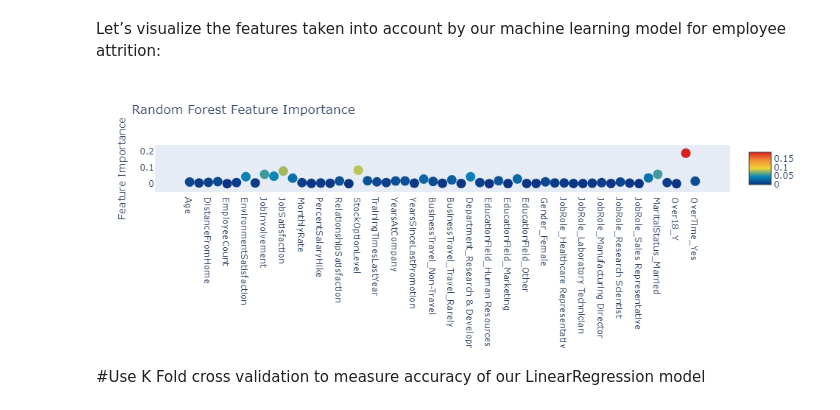
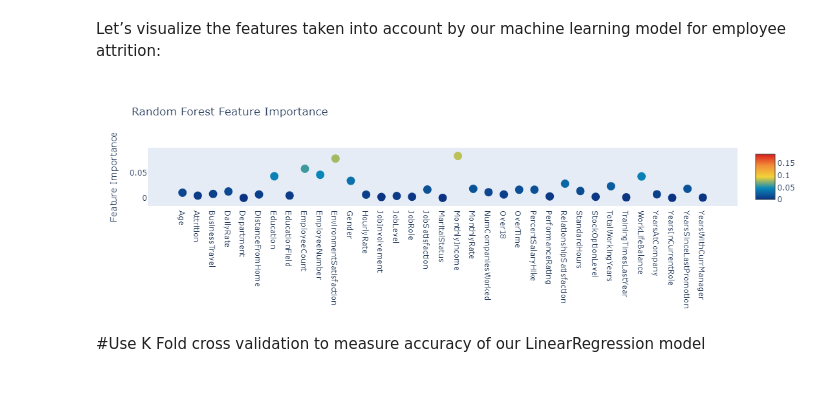
Before and after one commit to Varun988/ML_and_Datascience, a Jupyter notebook: HR_Employee_Attrition.ipynb, the cells around one changed output. Drawn from its saved outputs; the diff is of its cells as text; code cells hidden in the pictures.

```diff
--- a/HR_Employee_Attrition.ipynb
+++ b/HR_Employee_Attrition.ipynb
@@ -271,7 +257,7 @@ Let’s visualize the features taken into account by our machine learning model
 # %%
 trace = go.Scatter(
     y = rf.feature_importances_,
-    x = attrition_final.columns.values,
+    x = attrition.columns.values,
     mode='markers',
     marker=dict(
         sizemode = 'diameter',
@@ -281,35 +267,35 @@ trace = go.Scatter(
         #color = np.random.randn(500), #set color equal to a variable
         color = rf.feature_importances_,
         colorscale='Portland',
         showscale=True
     ),
-    text = attrition_final.columns.values
+    text = attrition.columns.values
 )
 data = [trace]
 
 layout= go.Layout(
     autosize= True,
     title= 'Random Forest Feature Importance',
     hovermode= 'closest',
      xaxis= dict(
          ticklen= 5,
          showgrid=False,
         zeroline=False,
         showline=False
      ),
     yaxis=dict(
         title= 'Feature Importance',
         showgrid=False,
         zeroline=False,
         ticklen= 5,
         gridwidth= 2
     ),
     showlegend= False
 )
 fig = go.Figure(data=data, layout=layout)
 py.iplot(fig,filename='scatter2010')
 # %% [output]
-[figure, old version]
+[figure, new version]
 # %% [markdown]
 #Use K Fold cross validation to measure accuracy of our LinearRegression model
 # %%
```
Also changed, not shown: parts of 6 cells of this notebook.
